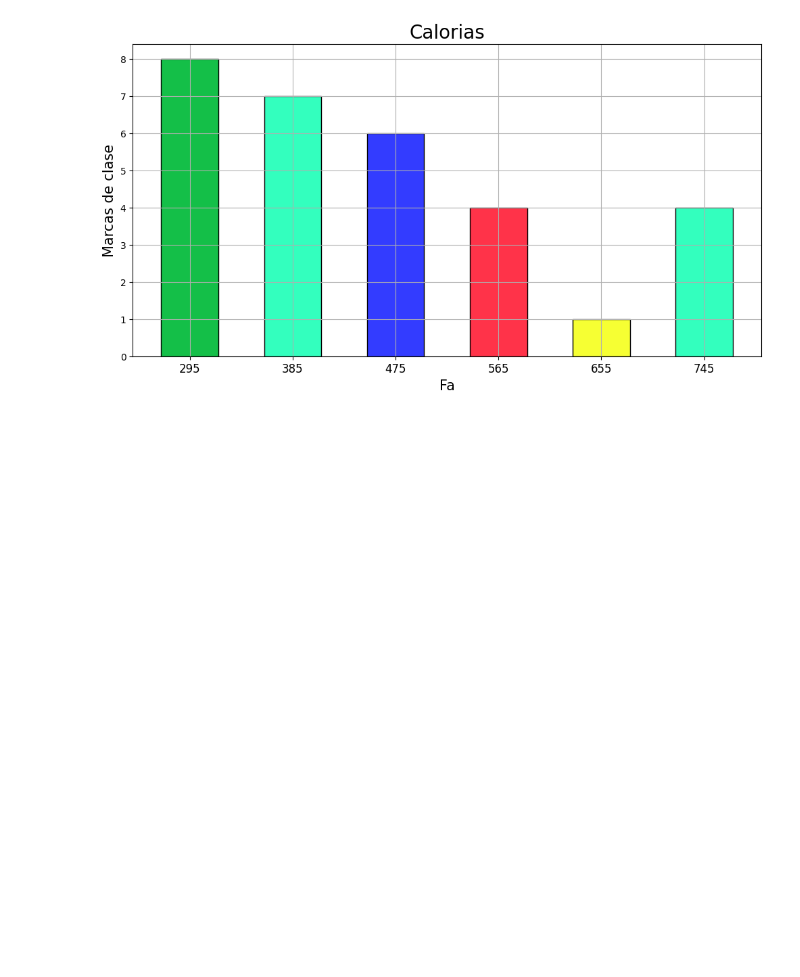
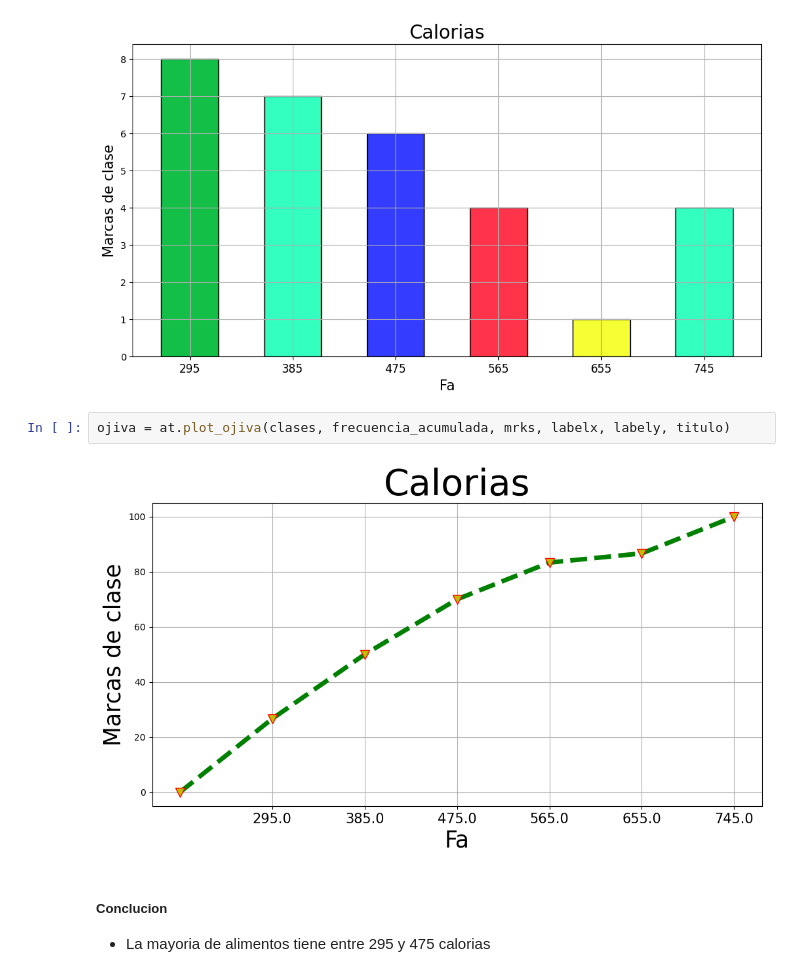
Before and after one commit to Isai23011/IMCVerano2024T1, a Jupyter notebook: Ejercicios.ipynb, the cells around one changed output. Cells and saved outputs as stored; diff of their text form; blank space fills up the shorter version.

```diff
--- a/Ejercicios.ipynb
+++ b/Ejercicios.ipynb
@@ -228,3 +228,10 @@ titulo = "Calorias"
 histograma = ca.plot_hist(clases, freq_absoluta, mrks, labelx, labely, titulo)
 # %% [output]
 [figure]
+# %%
+ojiva = at.plot_ojiva(clases, frecuencia_acumulada, mrks, labelx, labely, titulo)
+# %% [output]
+[figure, added]
+# %% [markdown]
+##### Conclucion
+- La mayoria de alimentos tiene entre 295 y 475 calorias
```
